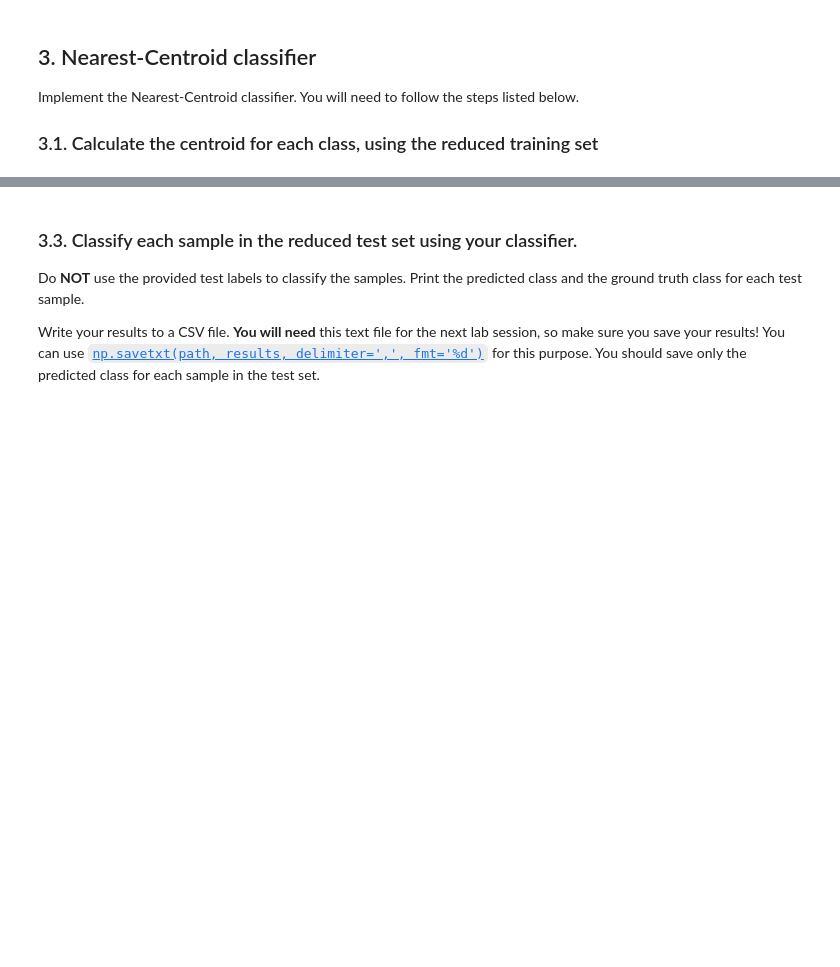
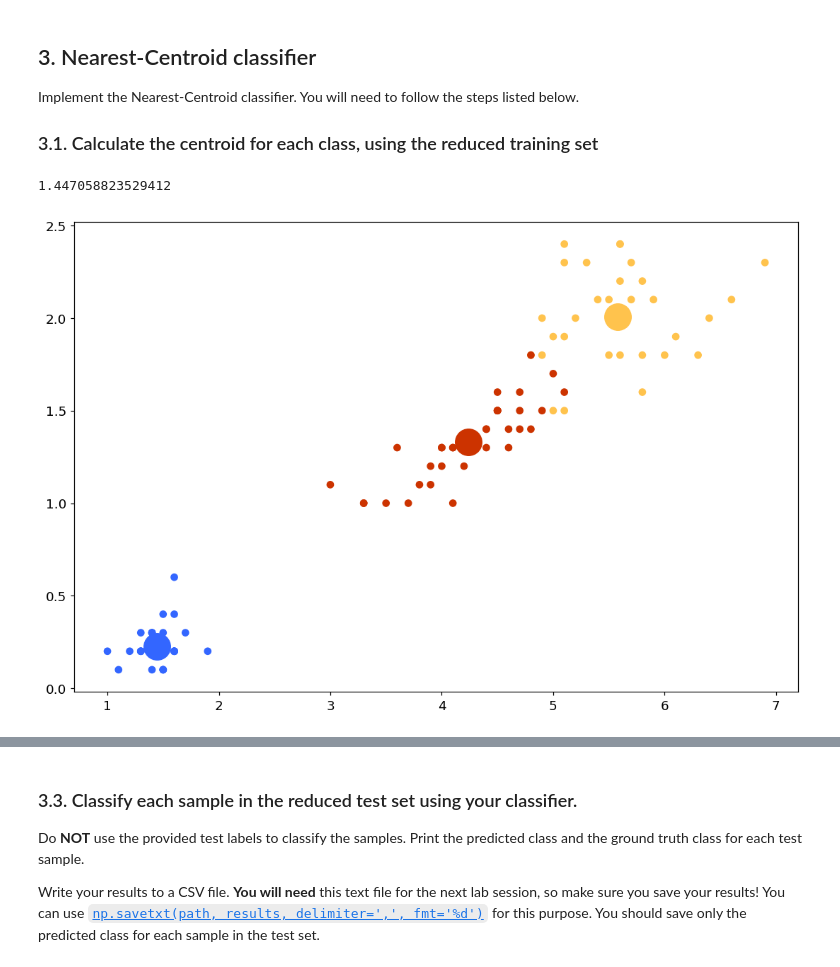
Before and after one commit to Rakin-Chowdhury/SPSCW2, a Jupyter notebook: lab_5/labsheet5.ipynb, the cells around one changed output, grey strips where cells are left out. Saved outputs shown, nothing was run; the diff lists cells and outputs as text; code cells hidden in the pictures; blank space fills up the shorter version.

```diff
--- a/lab_5/labsheet5.ipynb
+++ b/lab_5/labsheet5.ipynb
@@ -139,3 +141,6 @@ Discuss your decision with a TA. Once you have picked up your pair of features,
+# %%
+train_set_2 = train_set[:, [2,3]]
+#plt.scatter(f3,f4, c = colours)
 # %% [markdown]
 ## 3. Nearest-Centroid classifier
 
@@ -147,3 +150,24 @@ Implement the Nearest-Centroid classifier. You will need to follow the steps lis
+# %%
+def centeroid(train_set_2, train_labels):
+    index =np.unique(train_labels)
+
+
+    #for c in index:
+
+
+
+    roid = np.array([np.mean(train_set_2[train_labels == c,:], axis = 0) for c in index])
+    return roid, index
+index = centeroid(train_set_2, train_labels)[1]
+a = centeroid(train_set_2, train_labels)[0]
+print(a[0][0])
+
+plt.scatter(train_set_2[:,0],train_set_2[:,1], c = colours)
+for x in range(len(index)):
+    plt.scatter(a[x][0],a[x][1], c = class_colours[x], s=600)
+# %% [output]
+1.447058823529412
+[figure, added]
 # %% [markdown]
 ### 3.2. Display a scatter plot of the reduced training set, along with the calculated centroids
 
```
Also changed, not shown: parts of 3 cells of this notebook.
